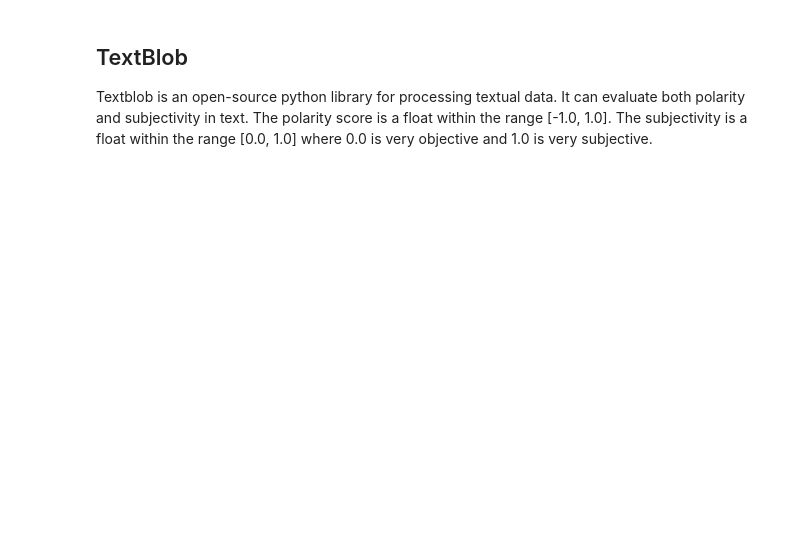
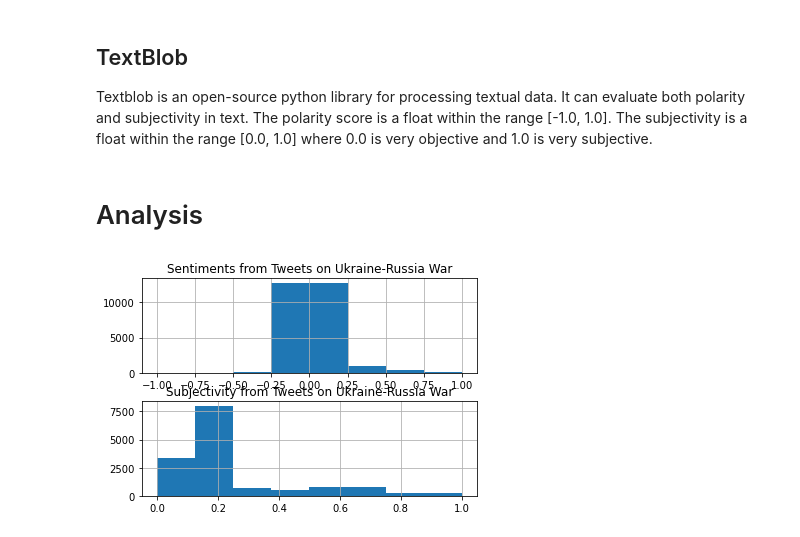
Before and after one commit to csauyong/russia-ukraine, a Jupyter notebook: Russia-Ukraine Sentiment Analysis.ipynb, the cells around one changed output. Saved outputs shown, nothing was run; the diff lists cells and outputs as text; code cells hidden in the pictures; blank space fills up the shorter version.

Commit message:
All sentiment analysis done

```diff
--- a/Russia-Ukraine Sentiment Analysis.ipynb
+++ b/Russia-Ukraine Sentiment Analysis.ipynb
@@ -119,6 +91,0 @@ def sentiment_scores(headers, sentiment_url, document_format):
-# %%
-headers = azure_header(subscription_key)
-json_lines = combine_lang_data(documents, with_languages)
-document_format = add_document_format(json_lines)
-sentiments = sentiment_scores(headers, sentiment_url, document_format)
-df["azure_polar"] = sentiments["documents"]["score"]
@@ -128,13 +122,19 @@ Textblob is an open-source python library for processing textual data. It can ev
 # %%
 sentiment_objects = [TextBlob(tweet) for tweet in list(df['text'])]
 blob_polar = [tweet.sentiment.polarity for tweet in sentiment_objects]
-blob_subj = [tweet.sentiment.subj for tweet in sentiment_objects]
+blob_subj = [tweet.sentiment.subjectivity for tweet in sentiment_objects]
 df["blob_polar"] = blob_polar
 df["blob_subj"] = blob_subj
+# %% [markdown]
+# Analysis
 # %%
-ax1, ax2 = plt.subplots(2, 1, 1)
+ax1 = plt.subplot(2, 1, 1)
 df.hist(column="blob_polar", bins=[-1, -0.75, -0.5, -0.25, 0.25, 0.5, 0.75, 1], ax=ax1)
 ax1.set_title("Sentiments from Tweets on Ukraine-Russia War")
+
+ax2 = plt.subplot(2, 1, 2)
 df.hist(column="blob_subj", bins=[0, 0.125, 0.25, 0.375, 0.5, 0.625, 0.75, 0.875, 1], ax=ax2)
-ax1.set_title("Subjectivity from Tweets on Ukraine-Russia War")
+ax2.set_title("Subjectivity from Tweets on Ukraine-Russia War")
 plt.show()
+# %% [output]
+[figure, added]
```
Also changed, not shown: parts of 11 cells of this notebook.
